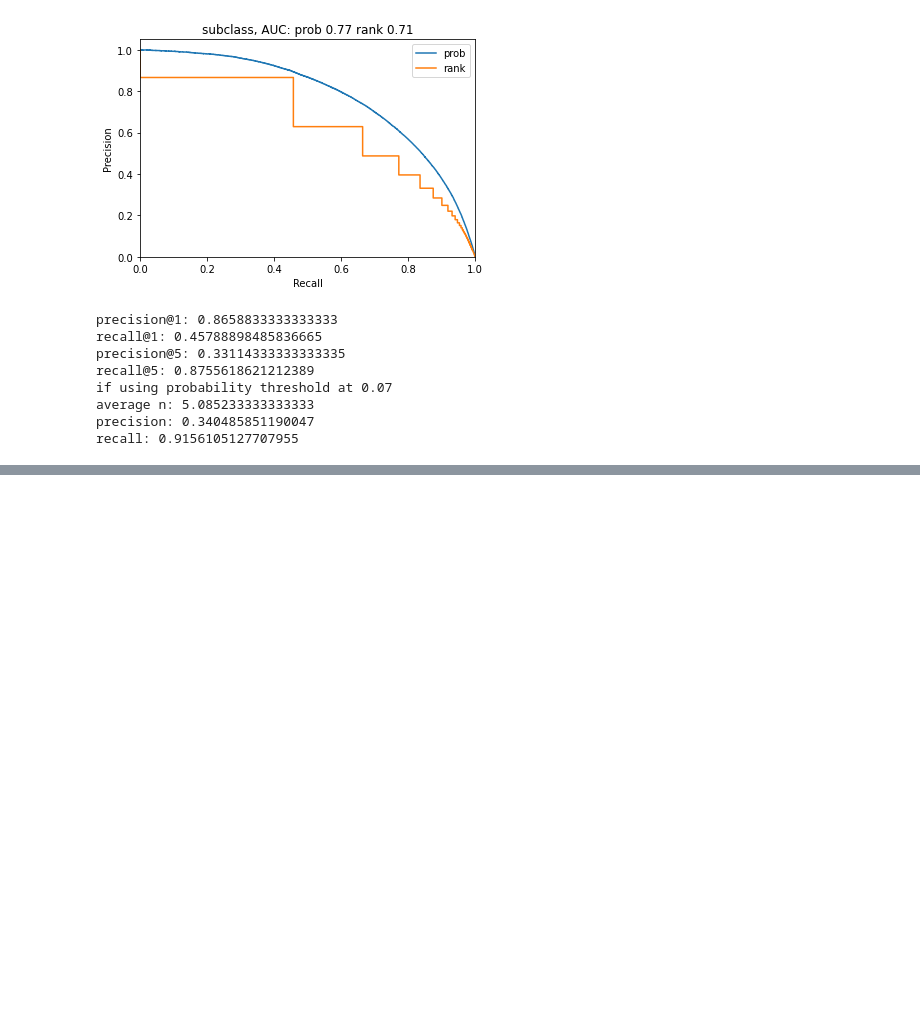
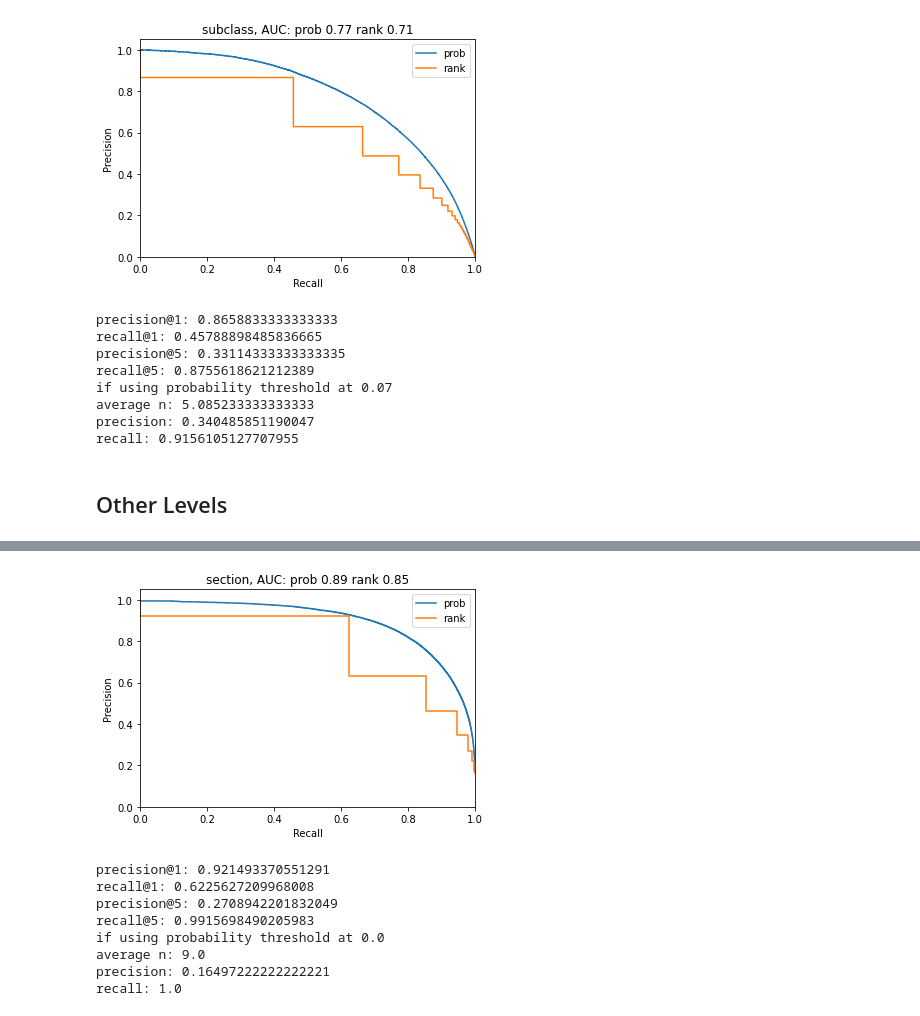
Before and after one commit to arktrail/Dorothy-Ymir, a Jupyter notebook: notebooks/prob_evaluate.ipynb, the cells around one changed output, grey strips where cells are left out. Cells and saved outputs as stored; diff of their text form; code cells hidden in the pictures; blank space fills up the shorter version.

```diff
--- a/notebooks/prob_evaluate.ipynb
+++ b/notebooks/prob_evaluate.ipynb
@@ -32,6 +32,13 @@ def remove_label(line):
         if "__label__" not in token:
             break
     return " ".join(tokens[i:])
+# %%
+def extract_labels(subgroup_labels, level_number):
+    labels = set()
+    for subgroup_label in subgroup_labels:
+        subgroup_label_splits = subgroup_label.split("--")
+        labels.add("--".join(subgroup_label_splits[:level_number]).replace(" ", "_"))
+    return list(labels)
 # %%
 # given the path of the true label file (Tencent format)
 # return a 2D numpy array of size (# of instance, # of labels)
@@ -39,10 +46,17 @@ def remove_label(line):
 def get_truth_array(truth_path, label_to_id_map):
 
     truth_array = np.zeros((get_row_count(truth_path), len(label_to_id_map)), dtype = int)
+    sample_label = list(label_to_id_map.keys())[0]
+    level_number = sum(1 for i in range(len(sample_label)) if sample_label.startswith("--", i)) + 1
 
     with open(truth_path, 'r') as truth_file:
         for i, truth in enumerate(truth_file):
-            true_labels = json.loads(truth)["doc_label"]
+            json_dict = json.loads(truth)
+            if "doc_label" in json_dict:
+                true_labels = json_dict["doc_label"]
+            else:
+                true_labels = extract_labels(json_dict["all_labels"], level_number)
+
             for true_label in true_labels:
                 true_id = label_to_id_map[true_label]
                 truth_array[i][true_id] = 1
@@ -473,3 +510,13 @@ if using probability threshold at 0.07
 average n: 5.085233333333333
 precision: 0.340485851190047
 recall: 0.9156105127707955
+# %% [markdown]
+## Other Levels
+# %%
+TRUTH_PATH_2 = "/pylon5/sez3a3p/yyn1228/data/all_data_small/test_small.json"
+# %%
+# SECTION LEVEL
+model_folder_name = "summary_all_section"
+label_to_id_map, truth_array, probs = get_truth_probs_map_fasttext(TRUTH_PATH_2, model_folder_name)
+prob_result, rank_result = get_pr_curve(truth_array, probs, "section")
+# %% [output]
@@ -475,0 +524,9 @@ recall: 0.9156105127707955
+[figure, added]
+precision@1: 0.921493370551291
+recall@1: 0.6225627209968008
+precision@5: 0.2708942201832049
+recall@5: 0.9915698490205983
+if using probability threshold at 0.0
+average n: 9.0
+precision: 0.16497222222222221
+recall: 1.0
```
Also changed, not shown: parts of 23 cells of this notebook, 3 other files.
